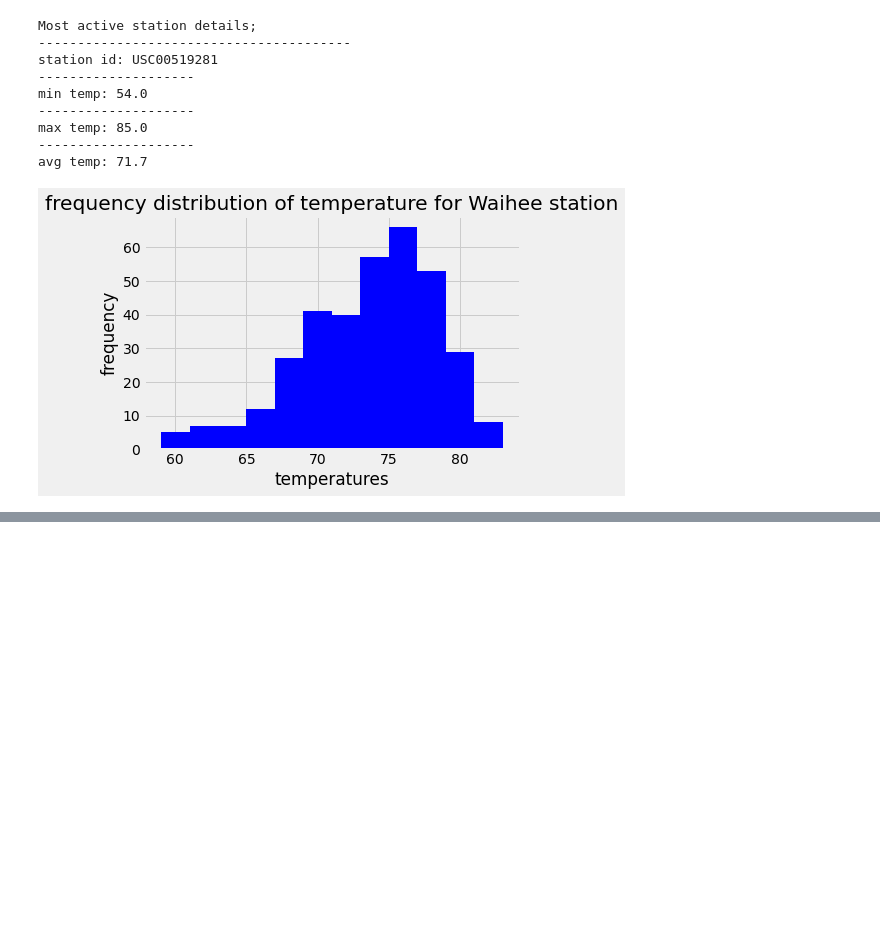
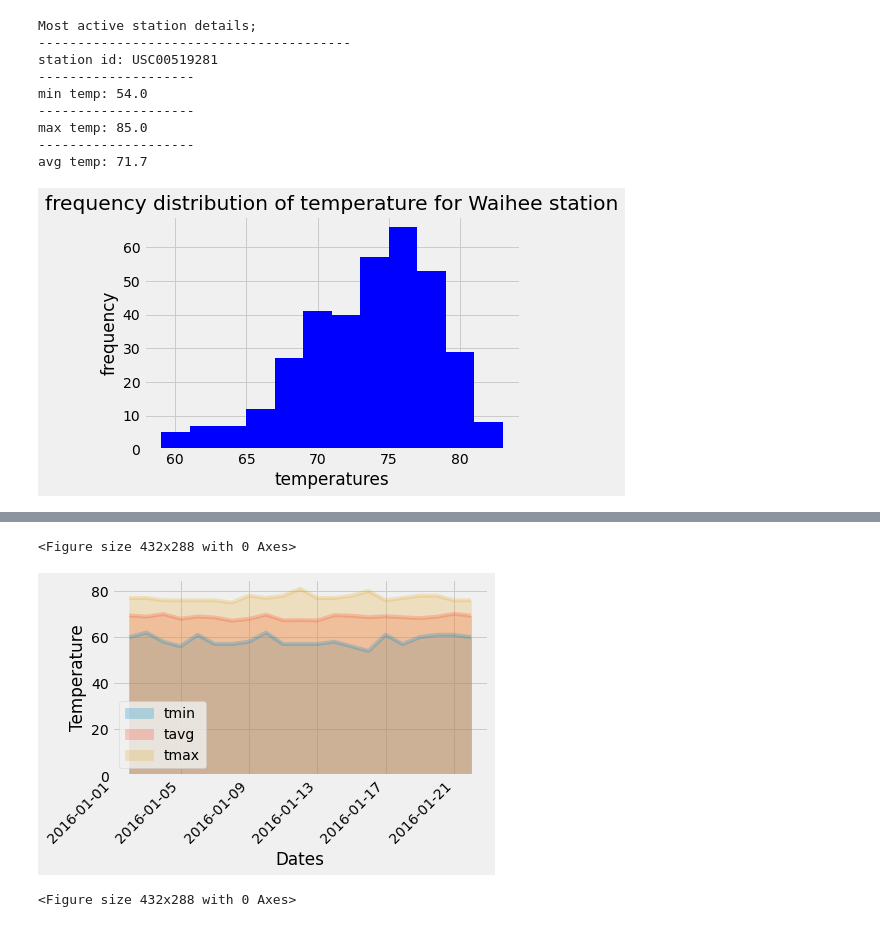
Before and after one commit to chirchir92/sqlalchemy_challenge, a Jupyter notebook: climate_main.ipynb, the cells around one changed output, grey strips where cells are left out. Cells and saved outputs as stored; diff of their text form; code cells hidden in the pictures; blank space fills up the shorter version.

```diff
--- a/climate_main.ipynb
+++ b/climate_main.ipynb
@@ -172,0 +269,16 @@ plt.show()
+# %%
+# Set the start and end date of the trip
+start_date='2016-01-02'
+end_date='2016-01-22'
+
+
+# Use the start and end date to create a range of dates
+days=pd.date_range(start_date, end_date)
+
+# Stip off the year and save a list of %m-%d strings
+trip_days=days.strftime('%m-%d')
+# Loop through the list of %m-%d strings and calculate the normals for each date
+normals=[]
+for days in trip_days:
+    normals.append(*daily_normals(days))
+normals
@@ -172,0 +303,7 @@ plt.show()
+# %%
+# Load the previous query results into a Pandas DataFrame and add the `trip_dates` range as the `date` index
+df=pd.DataFrame(normals, columns=['tmin','tavg','tmax'])
+days=pd.date_range(start_date, end_date)
+df['dates']=days
+df=df.set_index('dates')
+df.head()
@@ -172,0 +318,11 @@ plt.show()
+# %%
+# Plot the daily normals as an area plot with `stacked=False`
+df.plot.area(stacked=False, alpha=0.26, x_compat=True)
+plt.ylabel('Temperature')
+plt.xlabel('Dates')
+plt.xticks(rotation=45, ha='right')
+plt.figure()
+# %% [output]
+<Figure size 432x288 with 0 Axes>
+[figure, added]
+<Figure size 432x288 with 0 Axes>
```
Also changed, not shown: parts of 17 cells of this notebook.
